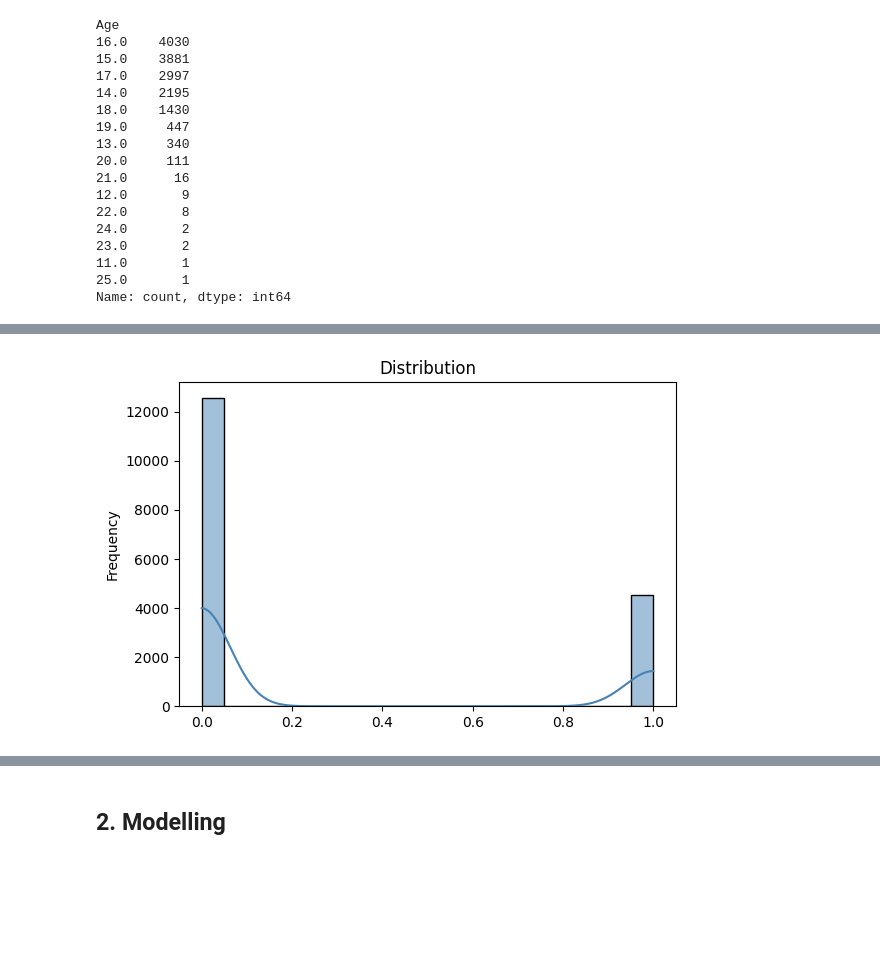
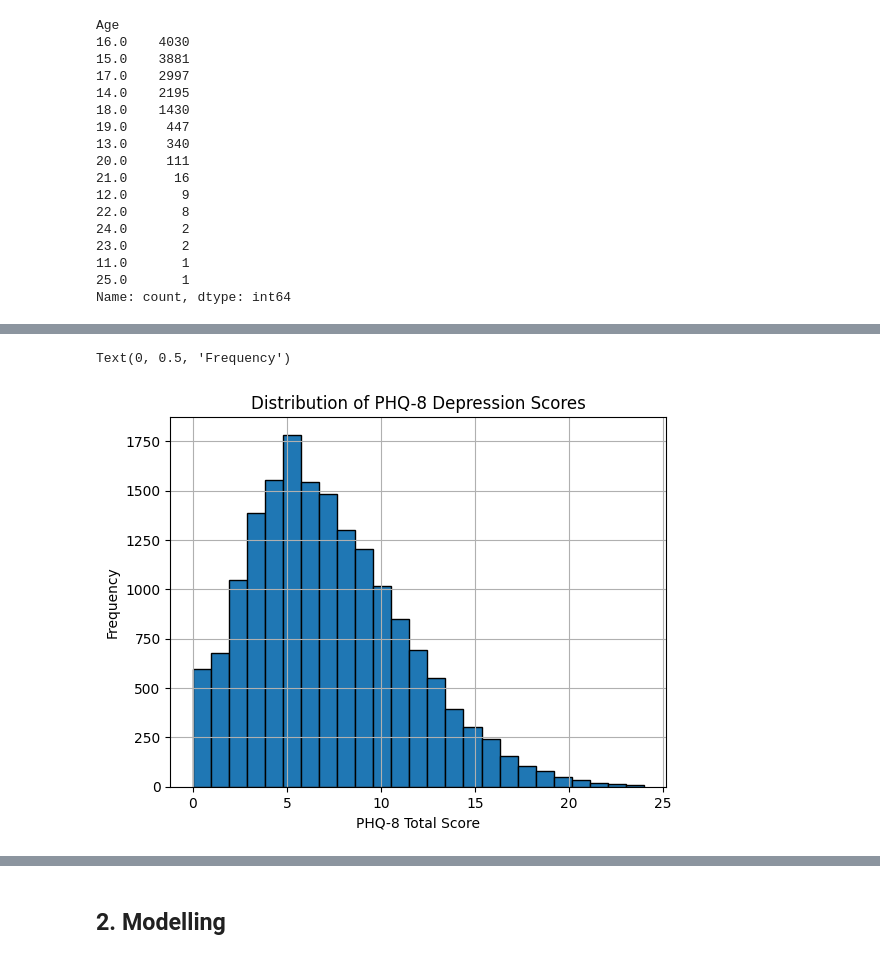
Before and after one commit to r0sh1ddy/Depression-Anxiety-predictor-for-High-School-Students-in-Kenya, a Jupyter notebook: Mental_health.ipynb, the cells around one changed output, grey strips where cells are left out. Drawn from its saved outputs; the diff is of its cells as text; code cells hidden in the pictures; blank space fills up the shorter version.

```diff
--- a/Mental_health.ipynb
+++ b/Mental_health.ipynb
@@ -369,4 +366,10 @@ plot_feature_distributions(df['Has_anxiety'])
-# %%
-plot_feature_distributions(df['Is_Depressed'])
-# %% [output]
-[figure, removed]
+# %%
+# Distribution of total scores
+df['PHQ_Totals'] = df[[f'PHQ_{i}' for i in range(1,9)]].sum(axis=1)
+df['PHQ_Totals'].hist(bins=25, edgecolor='black')
+plt.title('Distribution of PHQ-8 Depression Scores')
+plt.xlabel('PHQ-8 Total Score')
+plt.ylabel('Frequency')
+# %% [output]
+Text(0, 0.5, 'Frequency')
+[figure, added]
```
Also changed, not shown: parts of 31 cells of this notebook.
